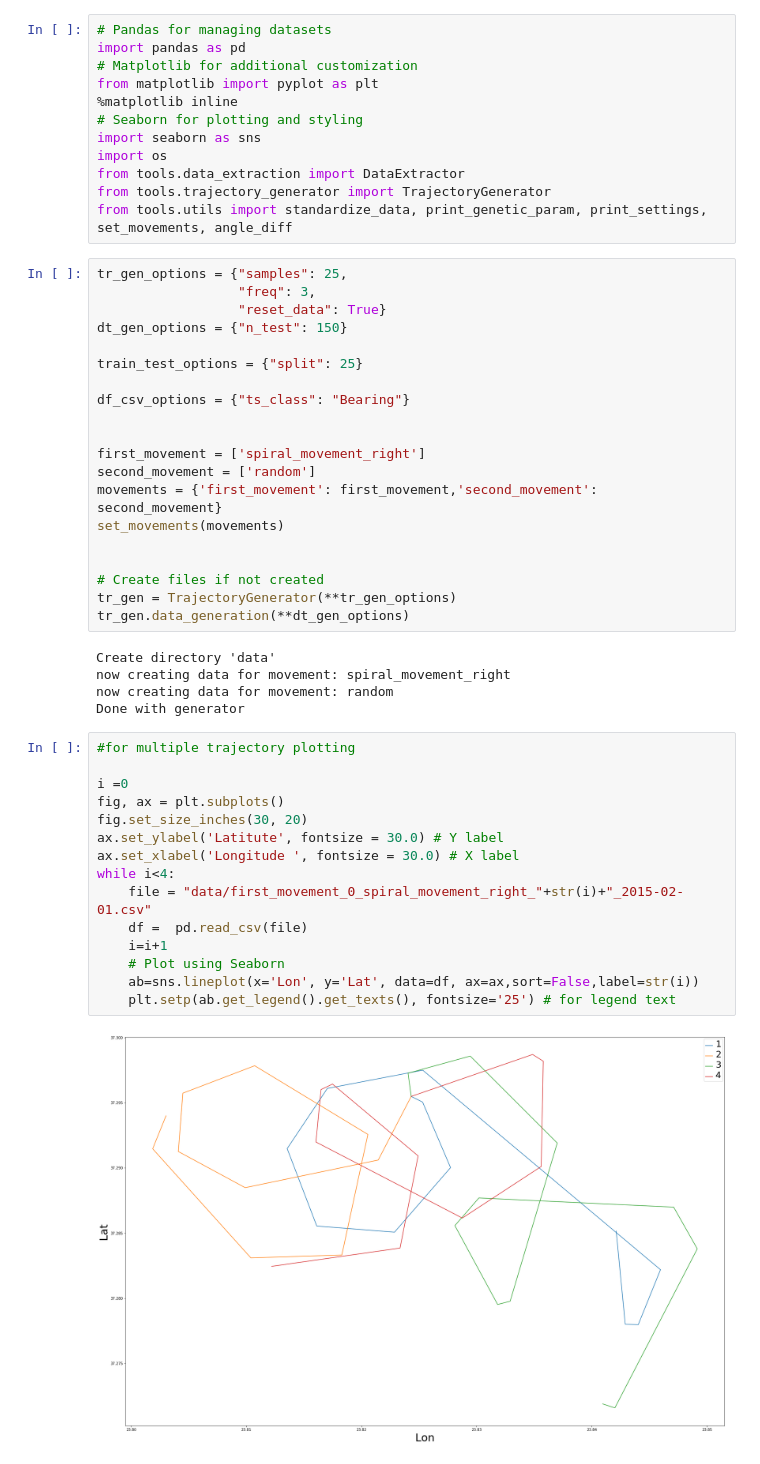
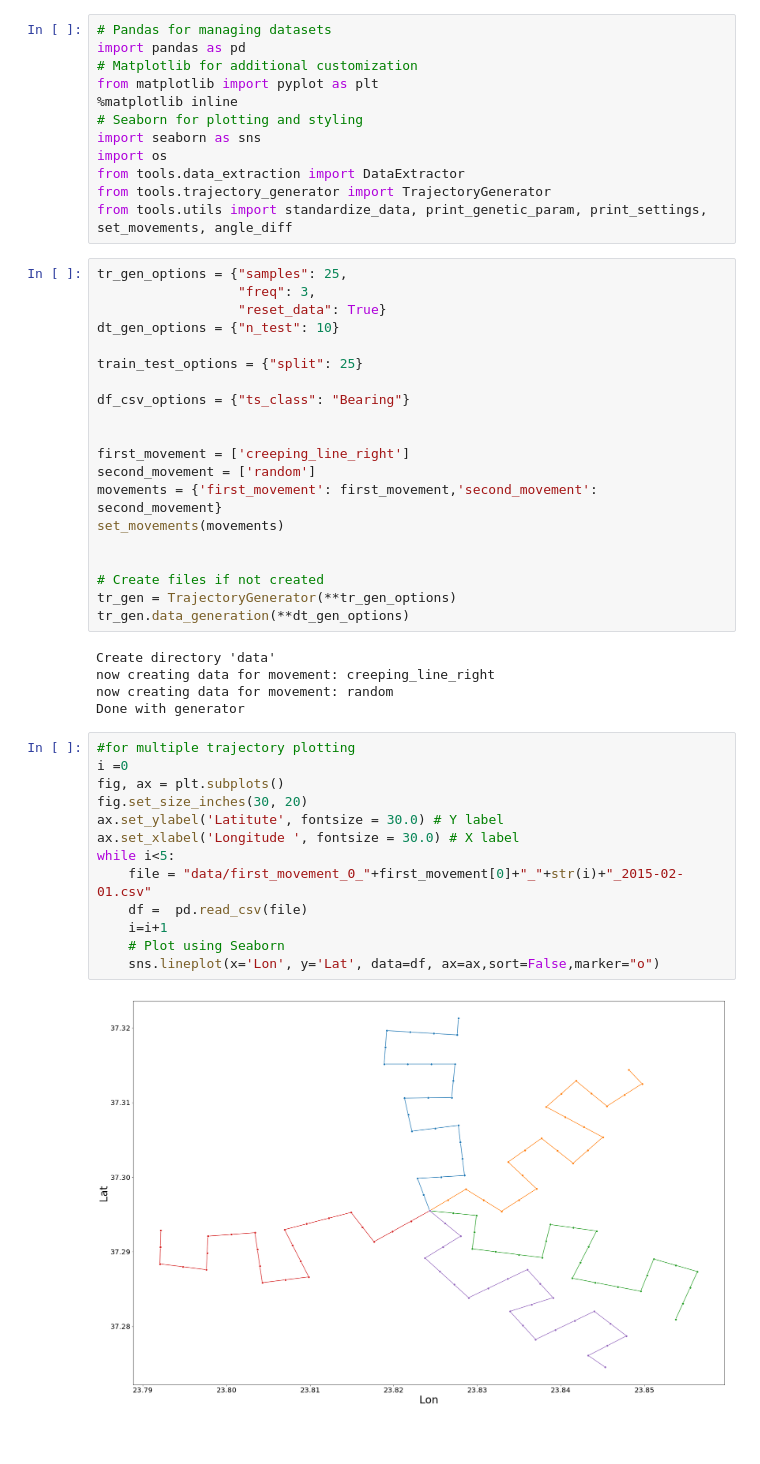
Before and after one commit to Barry-github/hua-thesis, a Jupyter notebook: plotting_trajectories.ipynb, the cells around one changed output. Saved outputs shown, nothing was run; the diff lists cells and outputs as text; blank space fills up the shorter version.

Commit message:
creeping_line ready (possible change loops or speed noise)

```diff
--- a/plotting_trajectories.ipynb
+++ b/plotting_trajectories.ipynb
@@ -14,14 +14,14 @@ from tools.utils import standardize_data, print_genetic_param, print_settings, s
 tr_gen_options = {"samples": 25,
                   "freq": 3,
                   "reset_data": True}
-dt_gen_options = {"n_test": 150}
+dt_gen_options = {"n_test": 10}
 
 train_test_options = {"split": 25}
 
 df_csv_options = {"ts_class": "Bearing"}
 
 
-first_movement = ['spiral_movement_right']
+first_movement = ['creeping_line_right']
 second_movement = ['random']
 movements = {'first_movement': first_movement,'second_movement': second_movement}
 set_movements(movements)
@@ -32,25 +32,23 @@ tr_gen = TrajectoryGenerator(**tr_gen_options)
 tr_gen.data_generation(**dt_gen_options)
 # %% [output]
 Create directory 'data'
-now creating data for movement: spiral_movement_right
+now creating data for movement: creeping_line_right
 now creating data for movement: random
 Done with generator
 # %%
 #for multiple trajectory plotting
-
 i =0
 fig, ax = plt.subplots()
 fig.set_size_inches(30, 20)
 ax.set_ylabel('Latitute', fontsize = 30.0) # Y label
 ax.set_xlabel('Longitude ', fontsize = 30.0) # X label
-while i<4:
-    file = "data/first_movement_0_spiral_movement_right_"+str(i)+"_2015-02-01.csv"
+while i<5:
+    file = "data/first_movement_0_"+first_movement[0]+"_"+str(i)+"_2015-02-01.csv"
     df =  pd.read_csv(file)
     i=i+1
     # Plot using Seaborn
-    ab=sns.lineplot(x='Lon', y='Lat', data=df, ax=ax,sort=False,label=str(i))
-    plt.setp(ab.get_legend().get_texts(), fontsize='25') # for legend text
+    sns.lineplot(x='Lon', y='Lat', data=df, ax=ax,sort=False,marker="o")
 # %% [output]
-[figure, old version]
+[figure, new version]
 # %%
 #for single trajectory plotting
```
Also changed, not shown: parts of 1 cell of this notebook, 1 other file.
